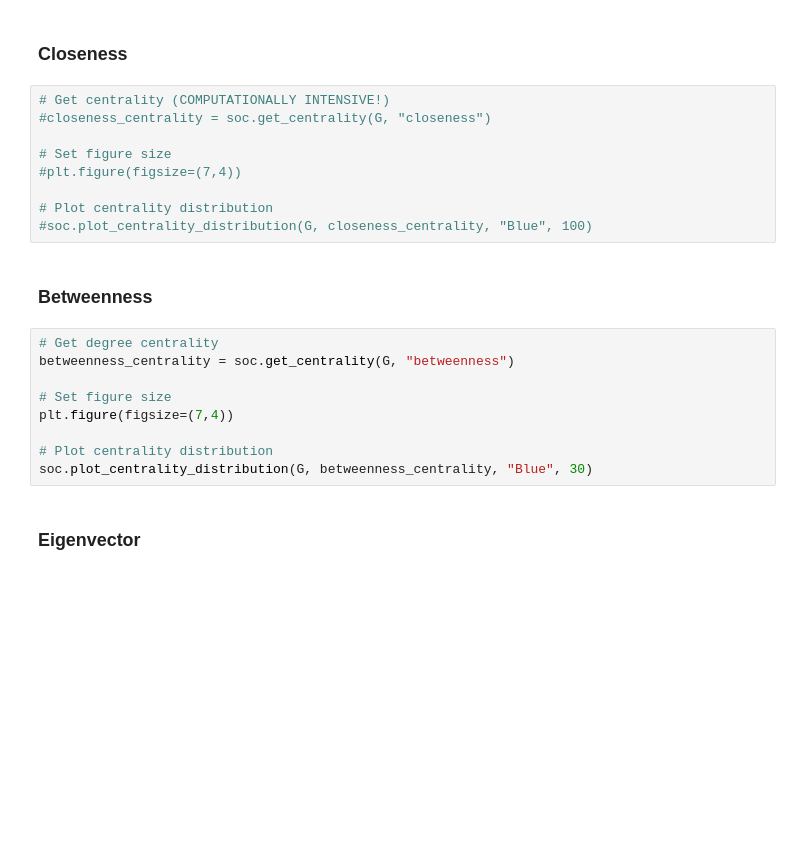
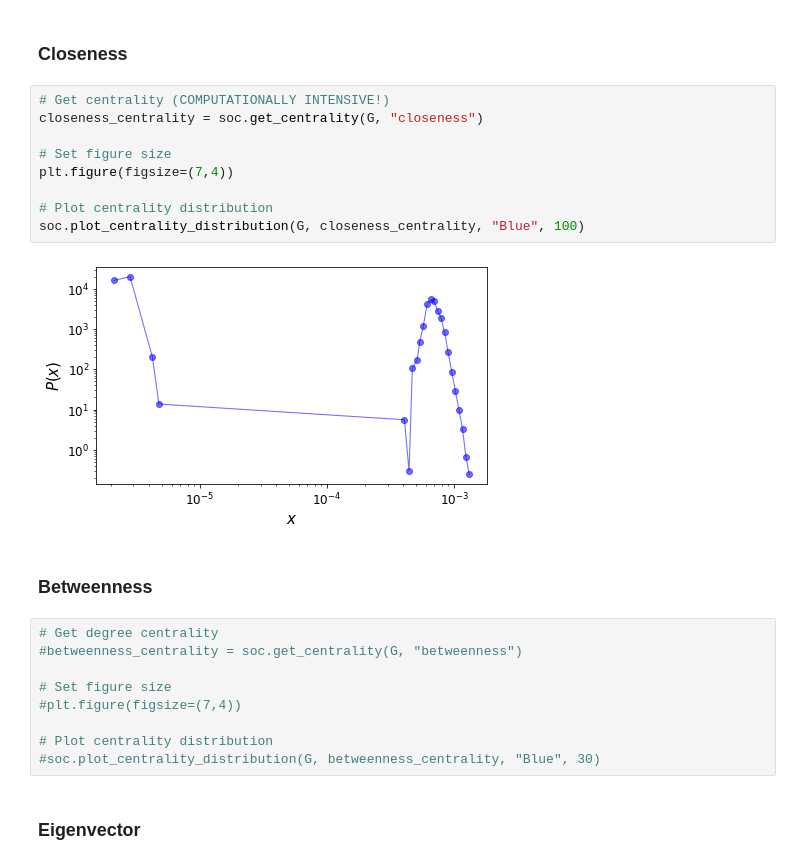
Before and after one commit to pitmonticone/SocialMediaEgoGraphAnalysis, a Jupyter notebook: Analysis/Twitter2.ipynb, the cells around one changed output. Cells and saved outputs as stored; diff of their text form; blank space fills up the shorter version.

```diff
--- a/Analysis/Twitter2.ipynb
+++ b/Analysis/Twitter2.ipynb
@@ -288,24 +244,26 @@ soc.plot_centrality_distribution(G, degree_centrality, "Blue", 15)
 ### Closeness
 # %%
 # Get centrality (COMPUTATIONALLY INTENSIVE!)
-#closeness_centrality = soc.get_centrality(G, "closeness")
+closeness_centrality = soc.get_centrality(G, "closeness")
 
 # Set figure size
-#plt.figure(figsize=(7,4))
+plt.figure(figsize=(7,4))
 
 # Plot centrality distribution
-#soc.plot_centrality_distribution(G, closeness_centrality, "Blue", 100)
+soc.plot_centrality_distribution(G, closeness_centrality, "Blue", 100)
+# %% [output]
+[figure, added]
 # %% [markdown]
 ### Betweenness
 # %%
 # Get degree centrality
-betweenness_centrality = soc.get_centrality(G, "betweenness")
+#betweenness_centrality = soc.get_centrality(G, "betweenness")
 
 # Set figure size
-plt.figure(figsize=(7,4))
+#plt.figure(figsize=(7,4))
 
 # Plot centrality distribution
-soc.plot_centrality_distribution(G, betweenness_centrality, "Blue", 30)
+#soc.plot_centrality_distribution(G, betweenness_centrality, "Blue", 30)
 # %% [markdown]
 ### Eigenvector
 # %%
```
Also changed, not shown: parts of 67 cells of this notebook, 3 other files.
